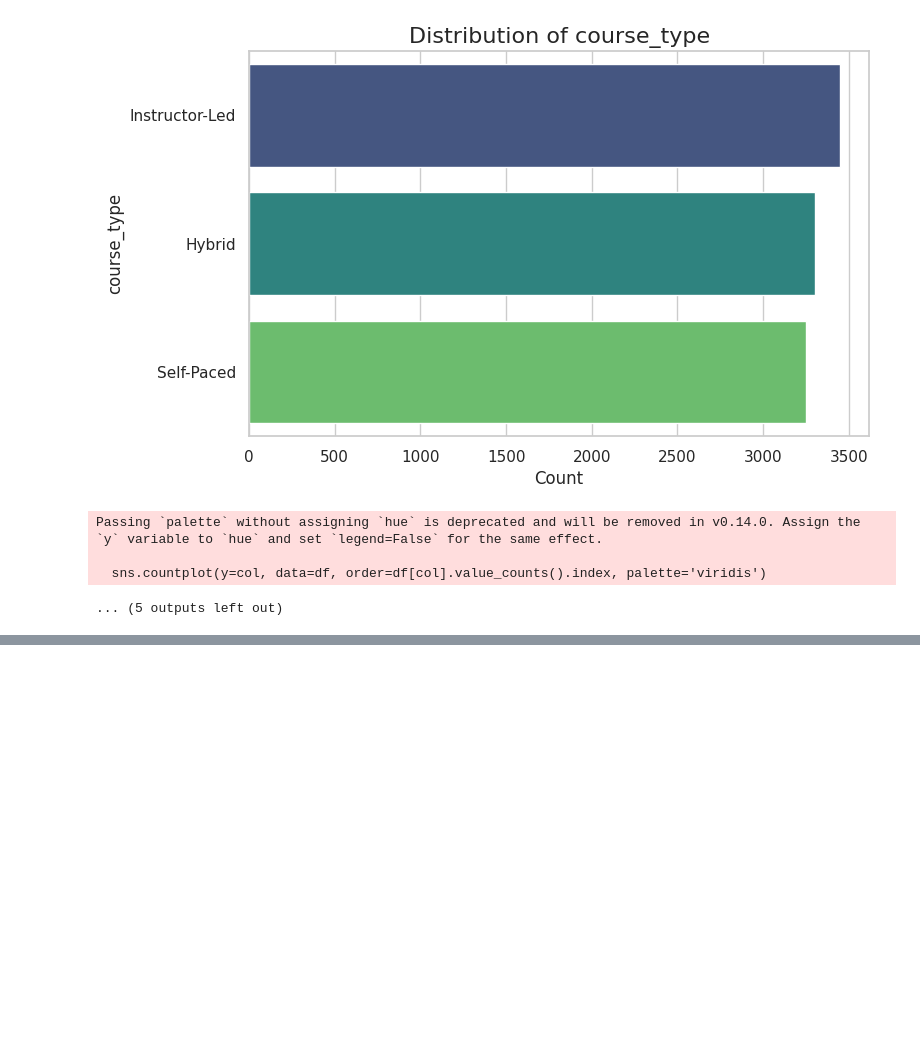
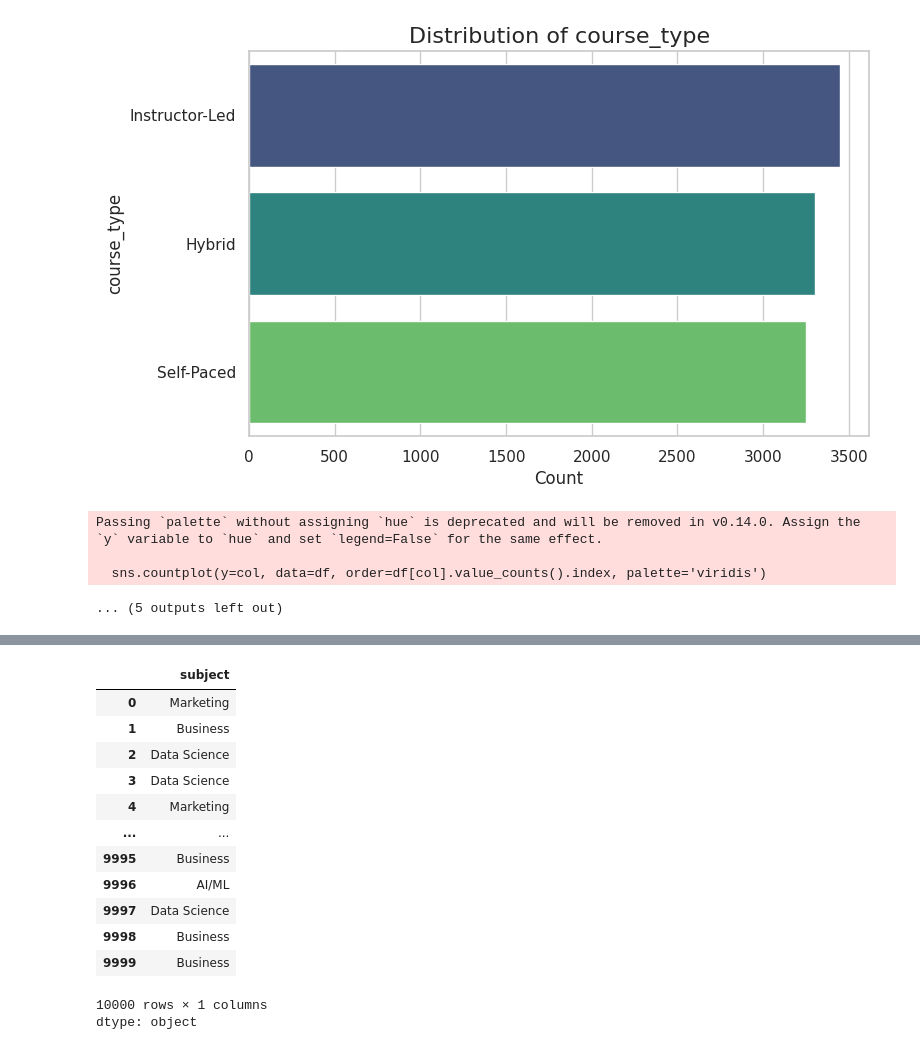
Before and after one commit to AmmarJamshed/saved-work, a Jupyter notebook: ML_EDu_enrollment.ipynb, the cells around one changed output, grey strips where cells are left out. Cells and saved outputs as stored; diff of their text form; code cells hidden in the pictures; blank space fills up the shorter version.

```diff
--- a/ML_EDu_enrollment.ipynb
+++ b/ML_EDu_enrollment.ipynb
@@ -356,0 +511,17 @@ Passing `palette` without assigning `hue` is deprecated and will be removed in v
+# %%
+df['subject']
+# %% [output]
+|  | subject |
+| 0 | Marketing |
+| 1 | Business |
+| 2 | Data Science |
+| 3 | Data Science |
+| 4 | Marketing |
+| ... | ... |
+| 9995 | Business |
+| 9996 | AI/ML |
+| 9997 | Data Science |
+| 9998 | Business |
+| 9999 | Business |
+10000 rows × 1 columns
+dtype: object
```
Also changed, not shown: parts of 6 cells of this notebook.
